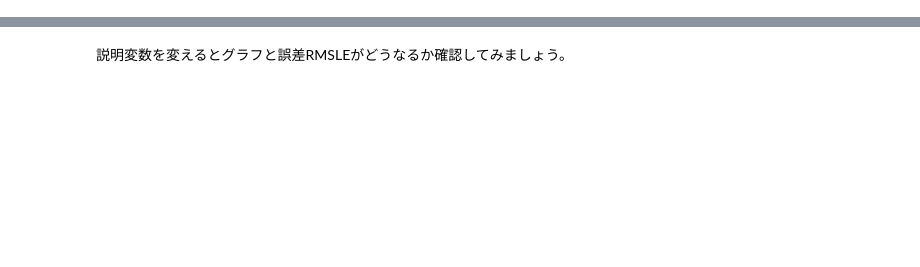
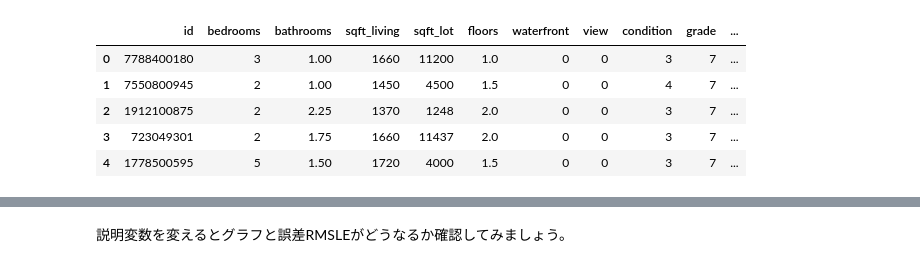
Before and after one commit to TakatoMatsumoto/data_policy_studies, a Jupyter notebook: chapter_1/notebook/modeling.ipynb, the cells around one changed output, grey strips where cells are left out. Saved outputs shown, nothing was run; the diff lists cells and outputs as text; code cells hidden in the pictures; blank space fills up the shorter version.

```diff
--- a/chapter_1/notebook/modeling.ipynb
+++ b/chapter_1/notebook/modeling.ipynb
@@ -27,3 +36,12 @@ test_csv = pd.read_csv(test_url, low_memory=False)
+# %%
+test_csv.head()
+# %% [output]
+|  | id | bedrooms | bathrooms | sqft_living | sqft_lot | floors | waterfront | view | condition | grade | ... |
+| 0 | 7788400180 | 3 | 1.00 | 1660 | 11200 | 1.0 | 0 | 0 | 3 | 7 | ... |
+| 1 | 7550800945 | 2 | 1.00 | 1450 | 4500 | 1.5 | 0 | 0 | 4 | 7 | ... |
+| 2 | 1912100875 | 2 | 2.25 | 1370 | 1248 | 2.0 | 0 | 0 | 3 | 7 | ... |
+| 3 | 723049301 | 2 | 1.75 | 1660 | 11437 | 2.0 | 0 | 0 | 3 | 7 | ... |
+| 4 | 1778500595 | 5 | 1.50 | 1720 | 4000 | 1.5 | 0 | 0 | 3 | 7 | ... |
 # %%
 #説明変数の読み込み
 X_trainvalid = train_csv.drop(["price", "id"], axis=1)
```
Also changed, not shown: parts of 6 cells of this notebook, 5 other files.
